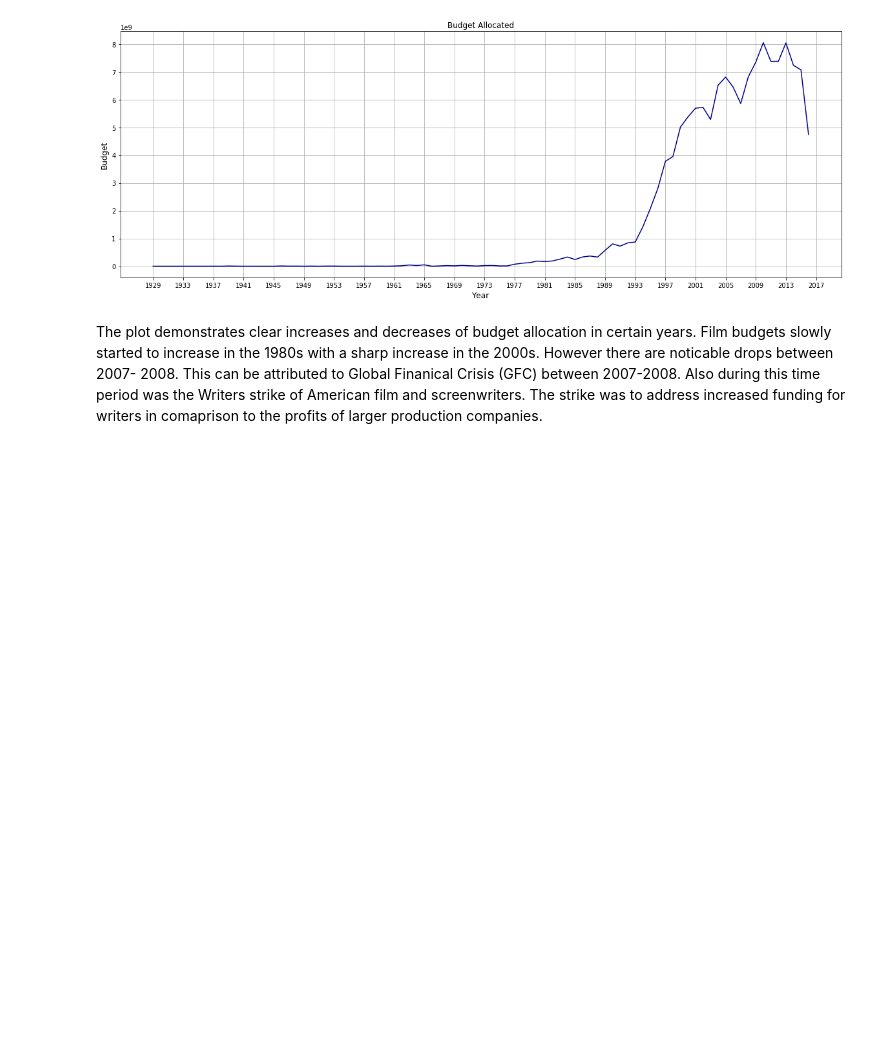
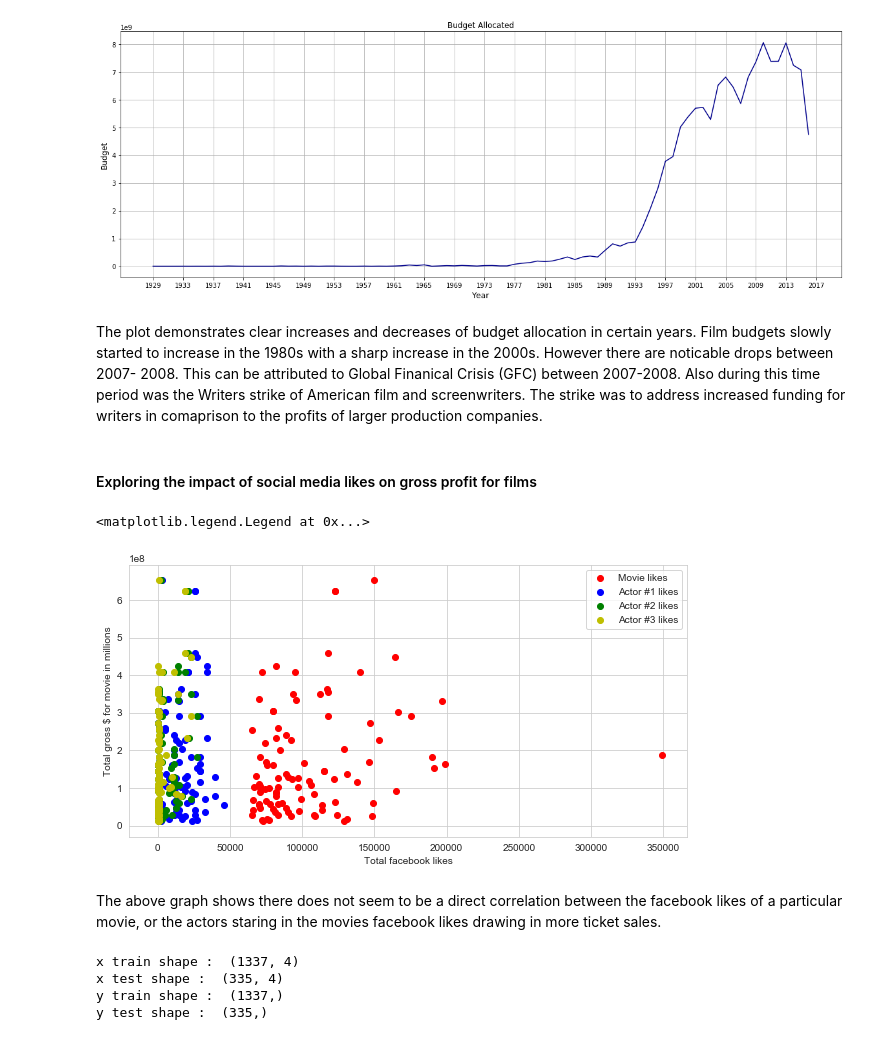
Before and after one commit to arianaroz/data-science-project-2019, a Jupyter notebook: project_working.ipynb, the cells around one changed output. Drawn from its saved outputs; the diff is of its cells as text; code cells hidden in the pictures; blank space fills up the shorter version.

Commit message:
Social media still bad -Zac

```diff
--- a/project_working.ipynb
+++ b/project_working.ipynb
@@ -822,3 +822,43 @@ plt.show()
 [figure]
 # %% [markdown]
 The plot demonstrates clear increases and decreases of budget allocation in certain years. Film budgets slowly started to increase in the 1980s with a sharp increase in the 2000s. However there are noticable drops between 2007- 2008. This can be attributed to Global Finanical Crisis (GFC) between 2007-2008. Also during this time period was the Writers strike of American film and screenwriters. The strike was to address increased funding for writers in comaprison to the profits of larger production companies.
+# %% [markdown]
+#### Exploring the impact of social media likes on gross profit for films
+# %%
+#create a new dataframe sorted by movie likes in descending order
+social_media = pd.DataFrame(clean_df['movie_facebook_likes'].sort_values(ascending = False))
+social_media['gross'] = clean_df['gross']
+social_media['actor_1_likes']=clean_df['actor_1_facebook_likes']
+social_media['actor_2_likes']=clean_df['actor_2_facebook_likes']
+social_media['actor_3_likes']=clean_df['actor_3_facebook_likes']
+social_media['movie'] = clean_df['movie_title']
+social_media = social_media.drop(social_media[social_media.movie_facebook_likes == 0].index)
+# %%
+plt.scatter(social_media['movie_facebook_likes'][:100], social_media['gross'][:100],c = "r", label = "Movie likes")
+plt.scatter(social_media['actor_1_likes'][:100], social_media['gross'][:100],c = "b", label = "Actor #1 likes")
+plt.scatter(social_media['actor_2_likes'][:100], social_media['gross'][:100],c = "g", label = "Actor #2 likes")
+plt.scatter(social_media['actor_3_likes'][:100], social_media['gross'][:100],c = "y", label = "Actor #3 likes")
+plt.xlabel("Total facebook likes")
+plt.ylabel("Total gross $ for movie in millions")
+plt.legend()
+# %% [output]
+<matplotlib.legend.Legend at 0x...>
+[figure, added]
+# %% [markdown]
+The above graph shows there does not seem to be a direct correlation between the facebook likes of a particular movie, or the actors staring in the movies facebook likes drawing in more ticket sales.
+# %%
+#creating a new training and test set for social media variables specifically
+media_train, media_test = train_test_split(social_media, test_size = 0.2, random_state = 22)
+x_media_train = media_train[['actor_1_likes','actor_2_likes','actor_3_likes','movie_facebook_likes']]
+x_media_test = media_test[['actor_1_likes','actor_2_likes','actor_3_likes','movie_facebook_likes']]
+y_media_train = media_train['gross']
+y_media_test = media_test['gross']
+print("x train shape : ", x_media_train.shape)
+print("x test shape : ", x_media_test.shape)
+print("y train shape : ", y_media_train.shape)
+print("y test shape : ", y_media_test.shape)
+# %% [output]
+x train shape :  (1337, 4)
+x test shape :  (335, 4)
+y train shape :  (1337,)
+y test shape :  (335,)
```
Also changed, not shown: parts of 1 cell of this notebook.
